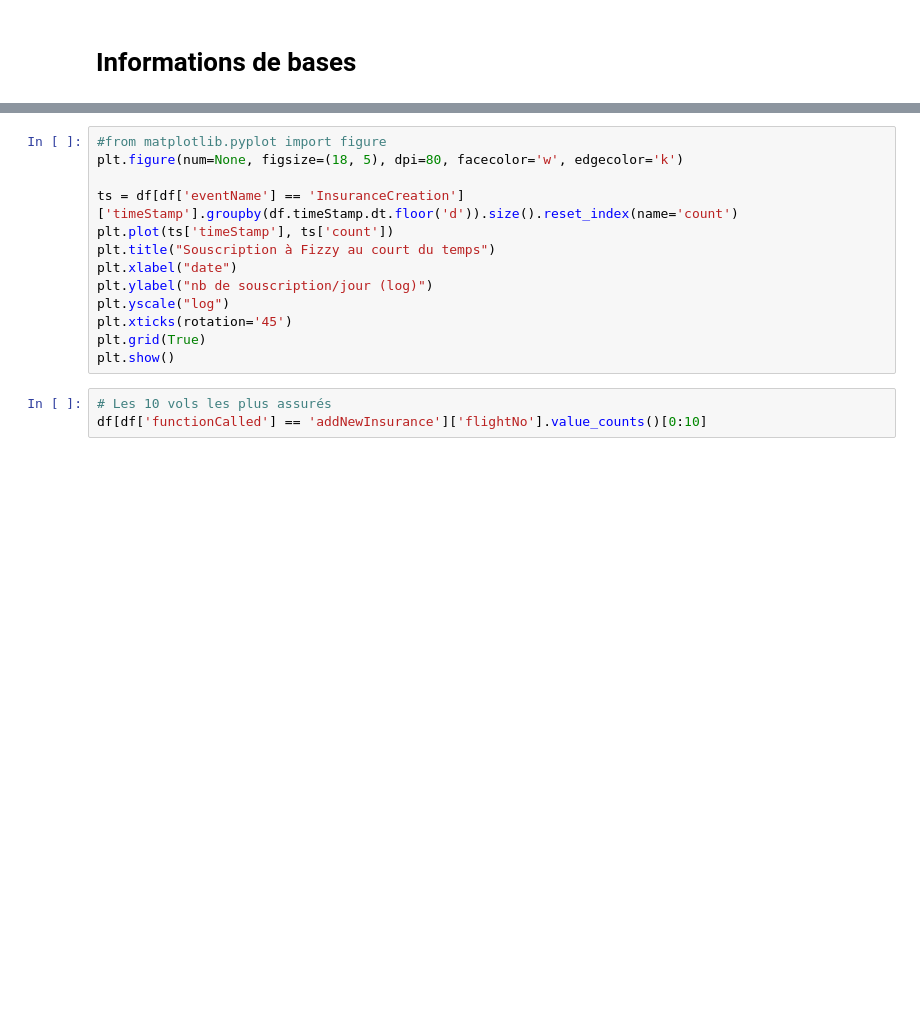
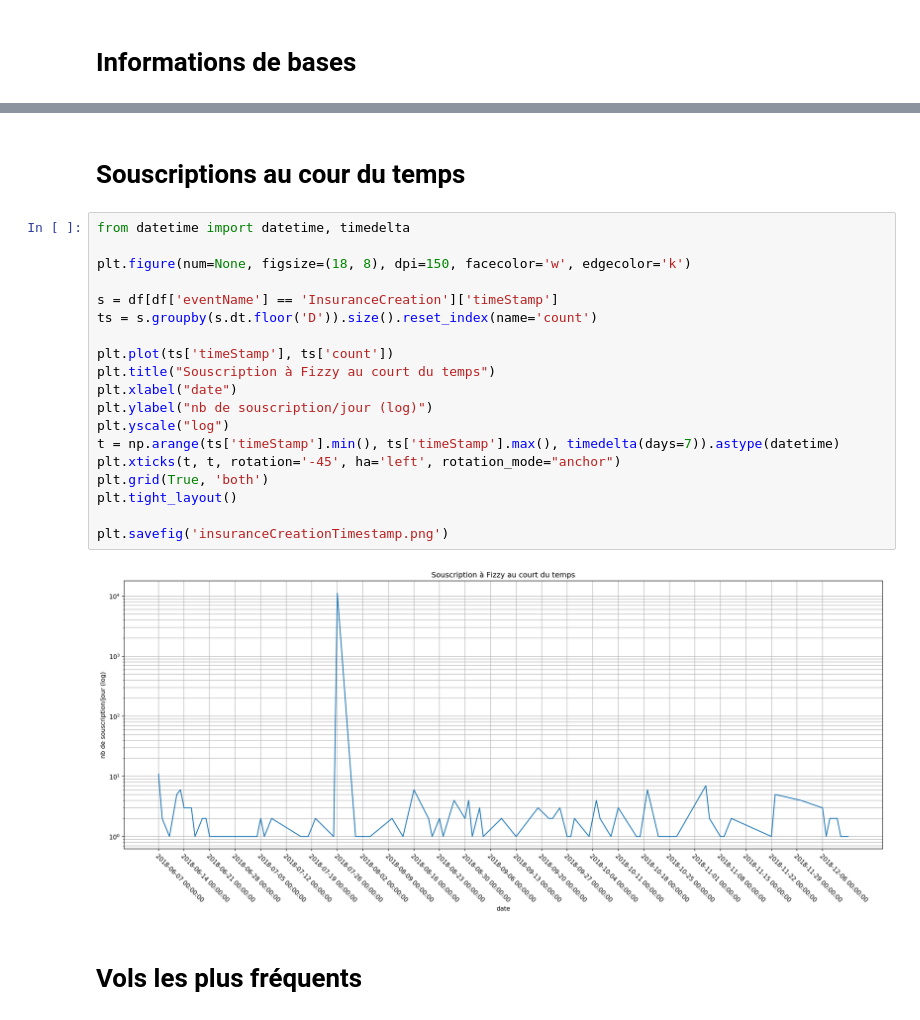
Before and after one commit to adalmieres/fizzy, a Jupyter notebook: lab/fizzy-notebook.ipynb, the cells around one changed output, grey strips where cells are left out. Cells and saved outputs as stored; diff of their text form; blank space fills up the shorter version.

```diff
--- a/lab/fizzy-notebook.ipynb
+++ b/lab/fizzy-notebook.ipynb
@@ -69,16 +114,25 @@ print("Prime moyenne :" + str(round(meanPremium,2)) + "€")
+# %% [markdown]
+# Souscriptions au cour du temps
 # %%
-#from matplotlib.pyplot import figure
-plt.figure(num=None, figsize=(18, 5), dpi=80, facecolor='w', edgecolor='k')
+from datetime import datetime, timedelta
 
-ts = df[df['eventName'] == 'InsuranceCreation']['timeStamp'].groupby(df.timeStamp.dt.floor('d')).size().reset_index(name='count')
+plt.figure(num=None, figsize=(18, 8), dpi=150, facecolor='w', edgecolor='k')
+
+s = df[df['eventName'] == 'InsuranceCreation']['timeStamp']
+ts = s.groupby(s.dt.floor('D')).size().reset_index(name='count')
+
 plt.plot(ts['timeStamp'], ts['count'])
 plt.title("Souscription à Fizzy au court du temps")
 plt.xlabel("date")
 plt.ylabel("nb de souscription/jour (log)")
 plt.yscale("log")
-plt.xticks(rotation='45')
-plt.grid(True)
-plt.show()
+t = np.arange(ts['timeStamp'].min(), ts['timeStamp'].max(), timedelta(days=7)).astype(datetime)
+plt.xticks(t, t, rotation='-45', ha='left', rotation_mode="anchor")
+plt.grid(True, 'both')
+plt.tight_layout()
+
+plt.savefig('insuranceCreationTimestamp.png')
+# %% [output]
+[figure, added]
-# %%
-# Les 10 vols les plus assurés
-df[df['functionCalled'] == 'addNewInsurance']['flightNo'].value_counts()[0:10]
+# %% [markdown]
+# Vols les plus fréquents
```
Also changed, not shown: parts of 11 cells of this notebook, 2 other files.
